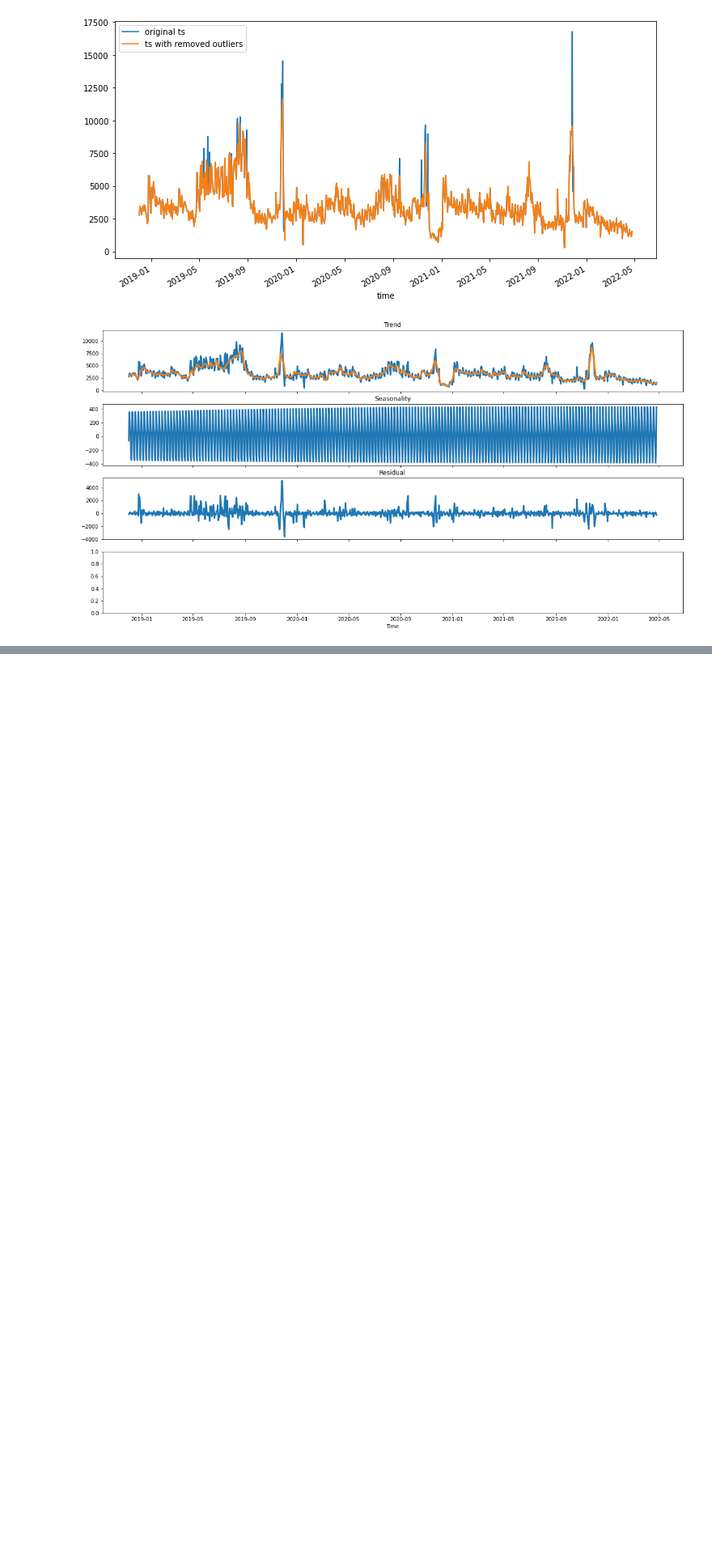
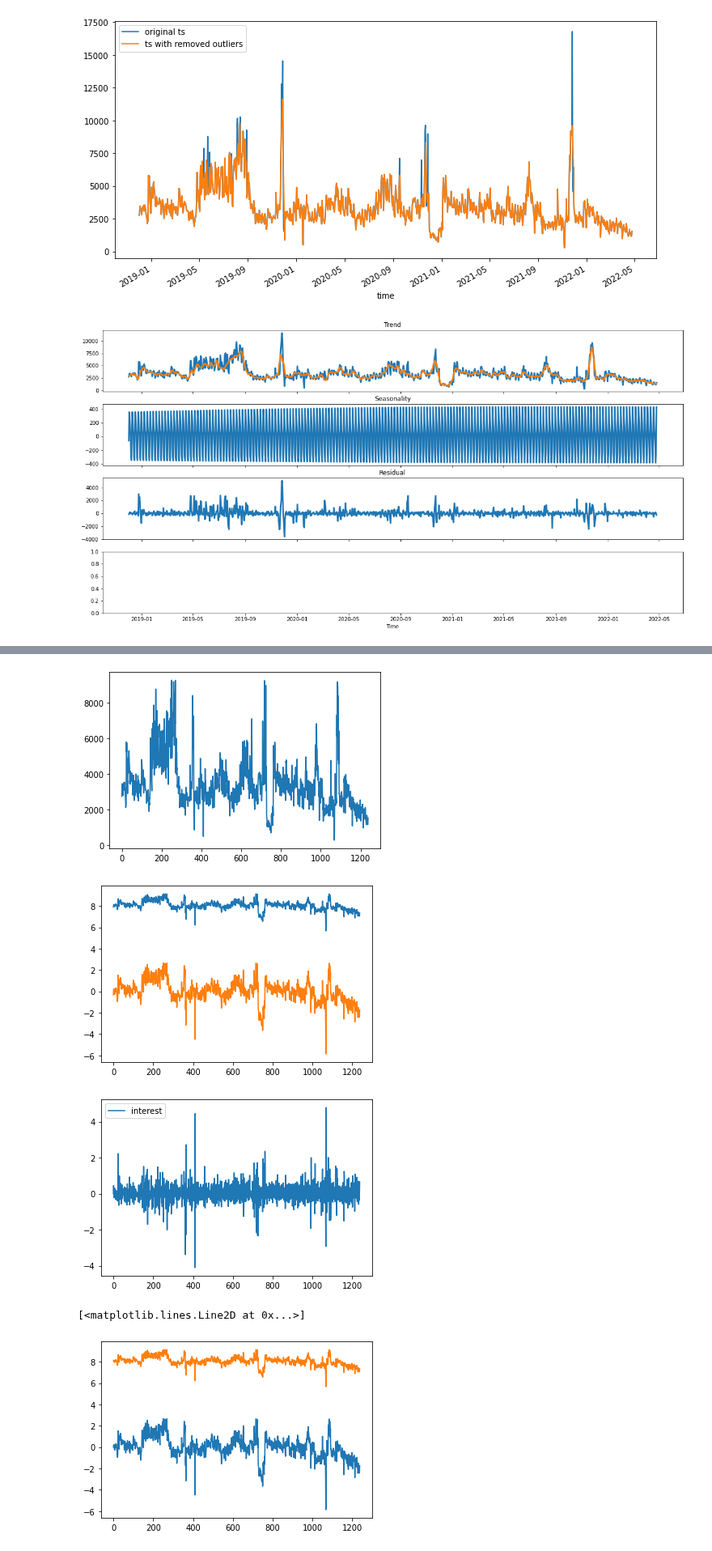
Before and after one commit to sjsivert/Masteroppgave, a Jupyter notebook: notebooks/cats_analysis.ipynb, the cells around one changed output, grey strips where cells are left out. Shown at 81% size. Cells and saved outputs as stored; diff of their text form; code cells hidden in the pictures; blank space fills up the shorter version.

```diff
--- a/notebooks/cats_analysis.ipynb
+++ b/notebooks/cats_analysis.ipynb
@@ -178,0 +219,42 @@ pd.DataFrame(results_outliers["rem"].to_dataframe()["resid"] + results_outliers[
+# %%
+from sklearn.preprocessing import MinMaxScaler, StandardScaler
+scaler = StandardScaler()
+df2.plot()
+plt.show()
+numpy_data = df2.to_numpy()
+# Deacrease variance
+func = np.vectorize(lambda x: math.log(x + 1))
+decreased = func(numpy_data)
+plt.plot(decreased)
+
+# Scale data
+scaled = scaler.fit_transform(decreased.reshape(-1, 1))
+plt.plot(scaled)
+
+# Difference data
+diff = np.ndarray(shape=numpy_data.shape)
+for i in range(1, numpy_data.shape[0]):
+  diff[i] = (scaled[i] -scaled[i-1])
+differencing = pd.DataFrame(diff, columns=["interest"])
+differencing.plot()
+
+# Reverse
+no_diff = np.array(differencing)
+for i in range(1, differencing.shape[0]):
+  no_diff[i] = diff[i] + scaled[i-1]
+plt.show()
+plt.plot(no_diff)
+
+rescaled = scaler.inverse_transform(no_diff)
+plt.plot(rescaled)
+
+# Deacrease variance
+func = np.vectorize(lambda x: math.exp(x ) - 1)
+decreased = func(numpy_data)
+plt.plot(decreased)
+# %% [output]
+[figure, added]
+[figure, added]
+[figure, added]
+[<matplotlib.lines.Line2D at 0x...>]
+[figure, added]
```
Also changed, not shown: parts of 7 cells of this notebook.
